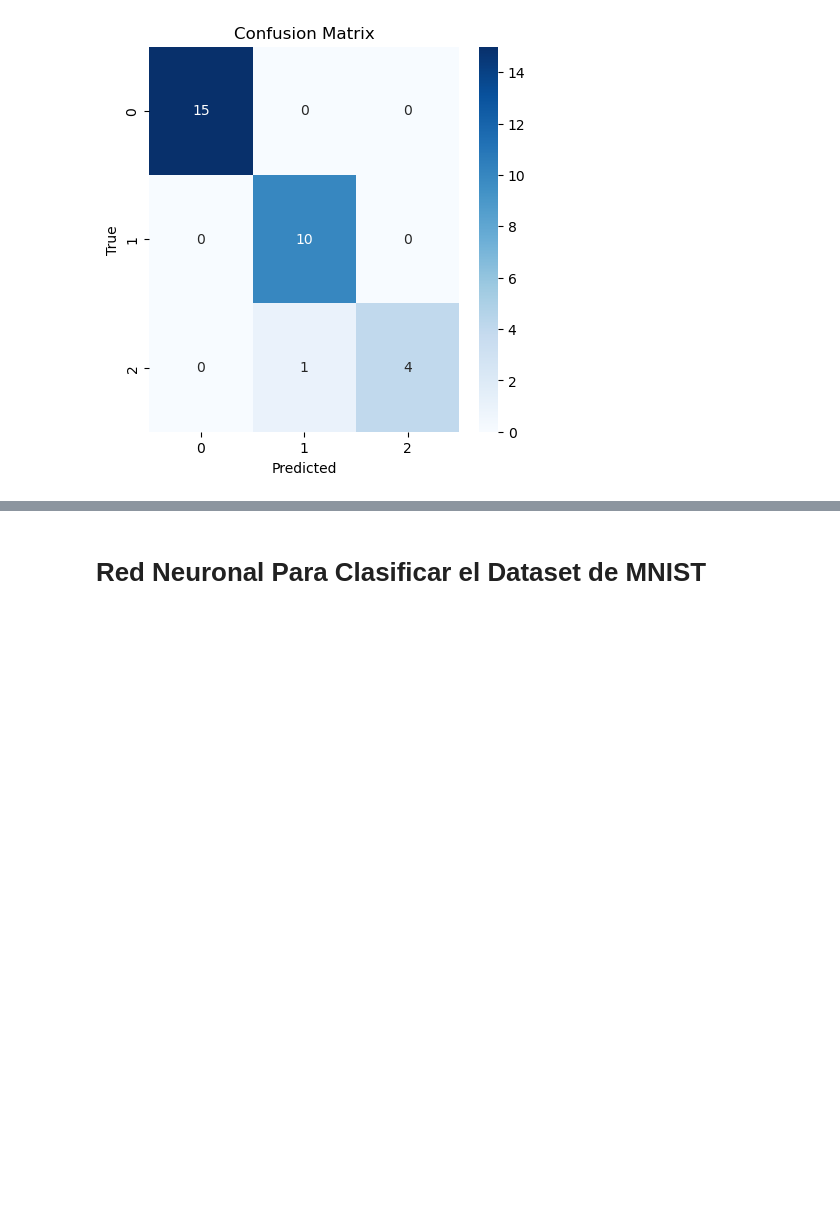
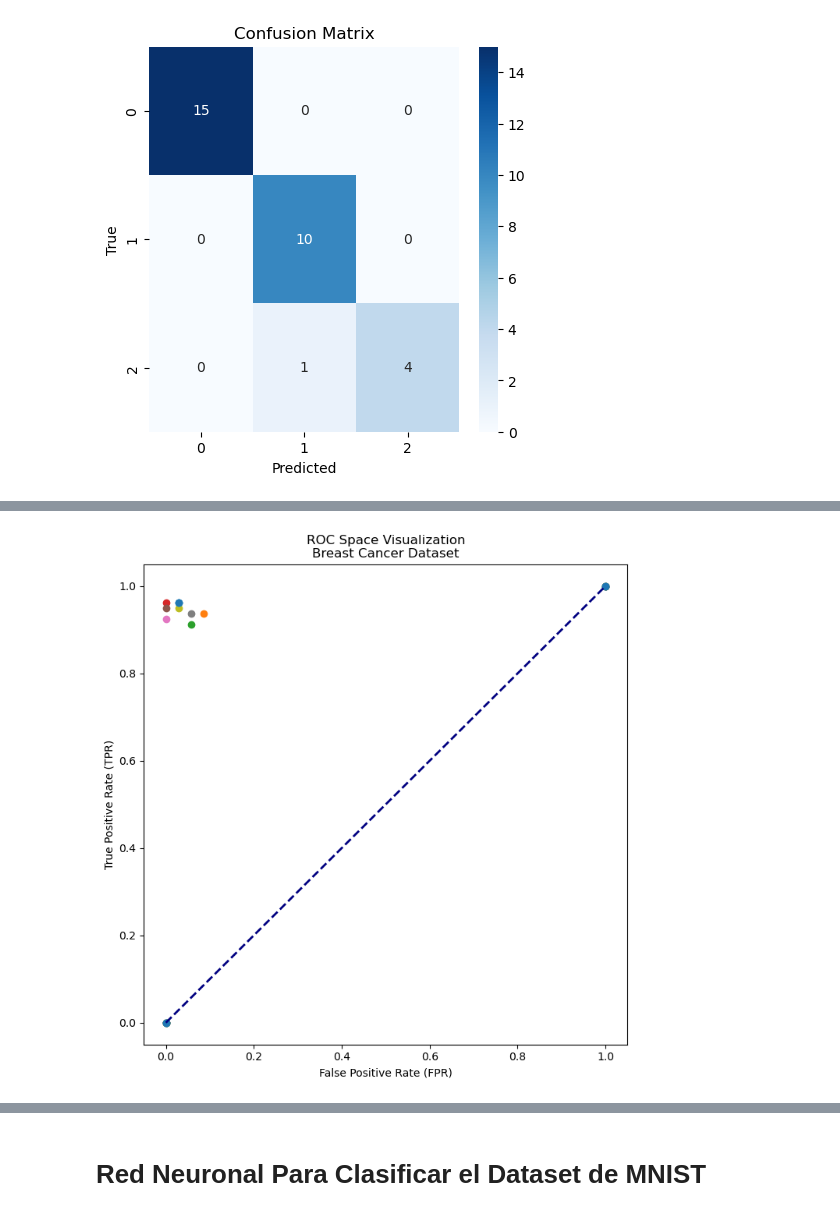
Before and after one commit to ricardocardn/NeuralNetworkImplementation, a Jupyter notebook: tests.ipynb, the cells around one changed output, grey strips where cells are left out. Drawn from its saved outputs; the diff is of its cells as text; code cells hidden in the pictures; blank space fills up the shorter version.

Commit message:
roc curve

```diff
--- a/tests.ipynb
+++ b/tests.ipynb
@@ -133,0 +157,2 @@ plt.show()
+# %%
+X_train, X_test, y_train, y_test = train_test_split(X_normalized, y_encoded, test_size=0.2)
@@ -133,0 +173,32 @@ plt.show()
+# %%
+fpr_untrained, tpr_untrained, _ = roc_curve(y_test[:, 1], Y_pred_untrained)
+roc_auc_untrained = auc(fpr_untrained, tpr_untrained)
+
+tpr_iterations = []
+fpr_iterations = []
+
+ns_probs = [0 for _ in range(len(y_test))]
+ns_fpr, ns_tpr, _ = roc_curve(y_test[:, 1], ns_probs)
+tpr_iterations.append(ns_tpr)
+fpr_iterations.append(ns_fpr)
+# %%
+for i in range(10):
+    print("Iteration: ", i + 1)
+    nn = NeuralNetwork()
+    nn.set(SequentialLayer(30, 20, activation=activation_functions.sigmoid,
+                           activation_derivate=activation_functions.sigmoid_derivate))
+    nn.set(SequentialLayer(20, 10, activation=activation_functions.sigmoid,
+                            activation_derivate=activation_functions.sigmoid_derivate))
+    nn.set(SequentialLayer(10, 5, activation=activation_functions.sigmoid,
+                            activation_derivate=activation_functions.sigmoid_derivate))
+    nn.set(SequentialLayer(5, 2, activation=activation_functions.softmax,
+                           activation_derivate=activation_functions.softmax_derivate))
+
+    (acc, loss) = optimizers.gradient_descent(nn, X_train, y_train, measure_functions.accuracy, epochs=20, learning_rate=0.01)
+
+    Y_pred = [np.argmax(nn.feedfoward(x)) for x in X_test]
+
+    fpr, tpr, _ = roc_curve(y_test[:, 1], Y_pred)
+
+    tpr_iterations.append(tpr)
+    fpr_iterations.append(fpr)
@@ -133,0 +223,12 @@ plt.show()
+# %%
+plt.figure(figsize=(8, 8))
+for i in range(11):
+    plt.scatter(fpr_iterations[i], tpr_iterations[i], label=f'Iteration {i}')
+
+plt.plot([0, 1], [0, 1], color='navy', lw=2, linestyle='--')
+plt.xlabel('False Positive Rate (FPR)')
+plt.ylabel('True Positive Rate (TPR)')
+plt.title('ROC Space Visualization\nBreast Cancer Dataset')
+plt.show()
+# %% [output]
+[figure, added]
```
Also changed, not shown: parts of 19 cells of this notebook, 6 other files.
